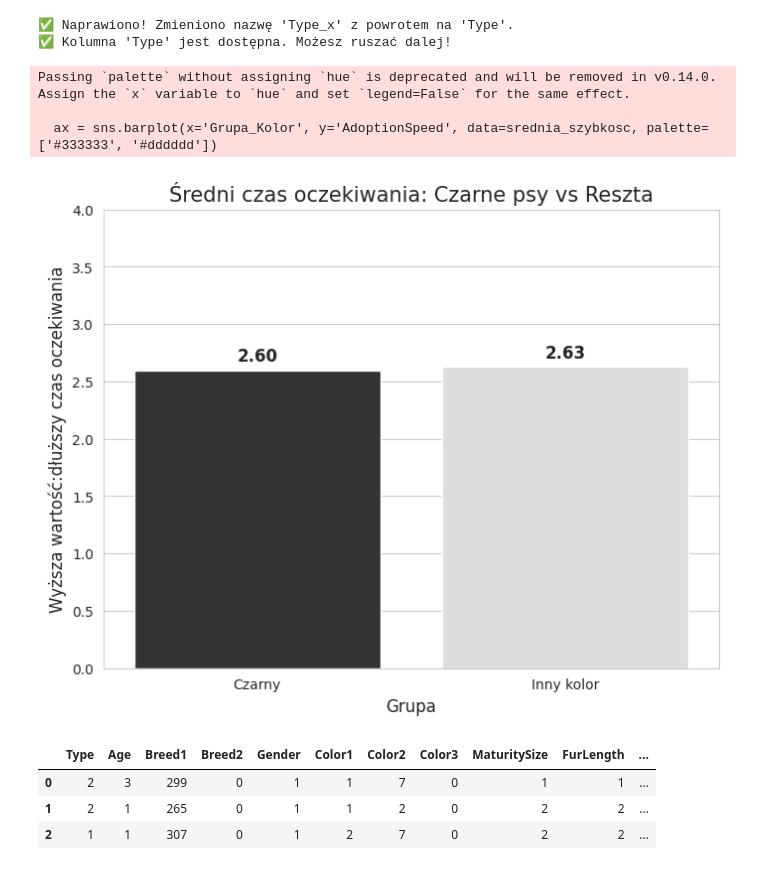
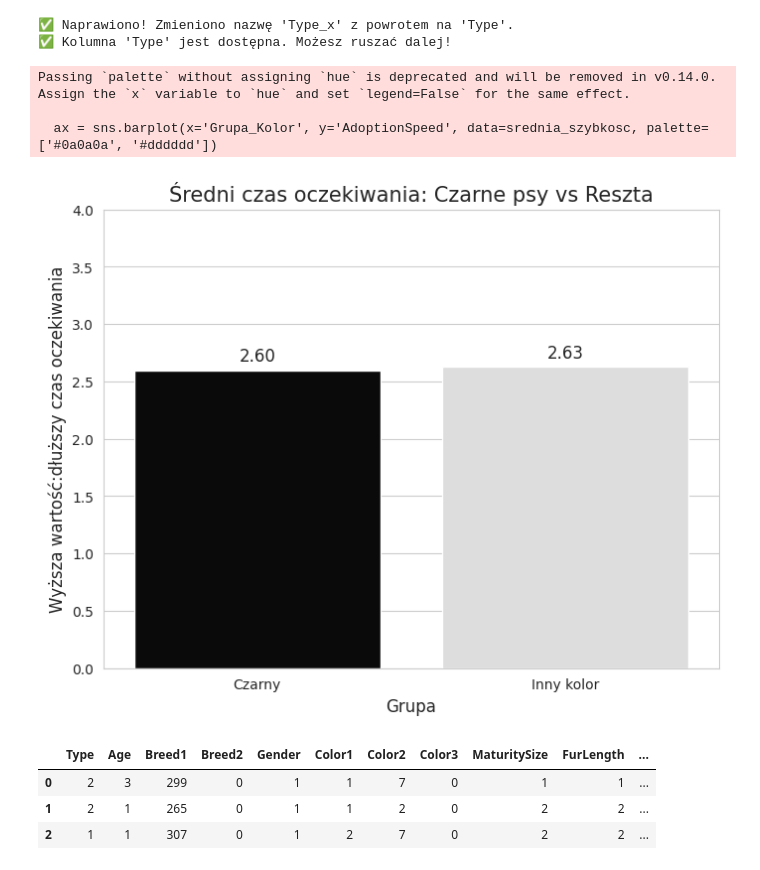
Before and after one commit to trozmarynowski/Projekt-Zaliczeniony-Merito, a Jupyter notebook: Untitled85.ipynb, the cells around one changed output. Cells and saved outputs as stored; diff of their text form; code cells hidden in the pictures.

```diff
--- a/Untitled85.ipynb
+++ b/Untitled85.ipynb
@@ -249,35 +249,35 @@ else:
 psy = df[df['Type'] == 1].copy()
 
 # Dzielę na "Czarny" i "Inny"
 psy['Grupa_Kolor'] = psy['Color1_Name'].apply(lambda x: 'Czarny' if x == 'Black'
                                               else 'Inny kolor')
 
 # Liczę średnią ocenę szybkości
 
 srednia_szybkosc = psy.groupby('Grupa_Kolor')['AdoptionSpeed'].mean().reset_index()
 
 plt.figure(figsize=(8, 6))
 
 
-ax = sns.barplot(x='Grupa_Kolor', y='AdoptionSpeed', data=srednia_szybkosc, palette=['#333333', '#dddddd'])
+ax = sns.barplot(x='Grupa_Kolor', y='AdoptionSpeed', data=srednia_szybkosc, palette=['#0a0a0a', '#dddddd'])
 
 
 plt.title('Średni czas oczekiwania: Czarne psy vs Reszta', fontsize=15)
 plt.xlabel('Grupa', fontsize=12)
 plt.ylabel('Wyższa wartość:dłuższy czas oczekiwania', fontsize=12)
 
 # Ustawiam zakres osi Y od 0 do 4
 plt.ylim(0, 4)
 
 # Dodaję konkretne liczby na słupkach
 for p in ax.patches:
     ax.annotate(f'{p.get_height():.2f}', (p.get_x() + p.get_width() / 2., p.get_height()),
-                ha='center', va='center', xytext=(0, 10), textcoords='offset points', fontsize=12, fontweight='bold')
+                ha='center', va='center', xytext=(0, 10), textcoords='offset points', fontsize=12)
 
 plt.show()
 # %% [output]
 Passing `palette` without assigning `hue` is deprecated and will be removed in v0.14.0. Assign the `x` variable to `hue` and set `legend=False` for the same effect.
 
-  ax = sns.barplot(x='Grupa_Kolor', y='AdoptionSpeed', data=srednia_szybkosc, palette=['#333333', '#dddddd'])
+  ax = sns.barplot(x='Grupa_Kolor', y='AdoptionSpeed', data=srednia_szybkosc, palette=['#0a0a0a', '#dddddd'])
-[figure, old version]
+[figure, new version]
 # %%
```
Also changed, not shown: parts of 4 cells of this notebook.
